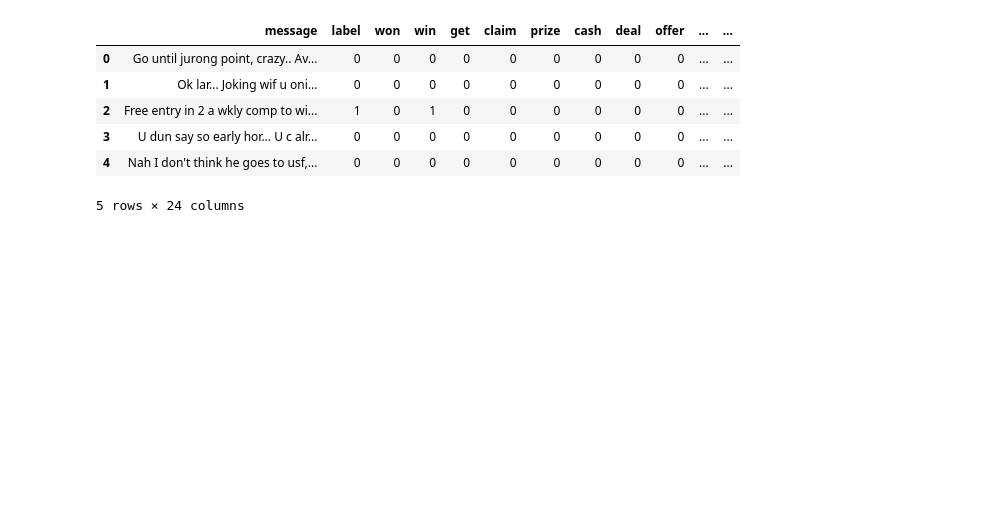
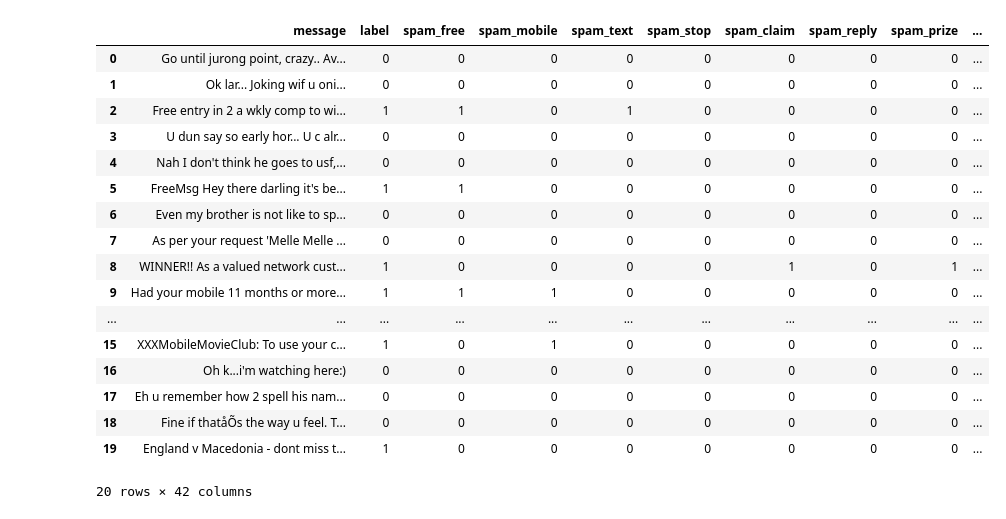
Before and after one commit to andr830g/EM-Spam-Classification, a Jupyter notebook: BagOfWord_Transformation.ipynb, the cells around one changed output. Drawn from its saved outputs; the diff is of its cells as text; code cells hidden in the pictures; blank space fills up the shorter version.

```diff
--- a/BagOfWord_Transformation.ipynb
+++ b/BagOfWord_Transformation.ipynb
@@ -74,29 +98,27 @@ plt.show()
 # %%
-# Separate spam and ham messages
-spam_words = [word for tokens in df[df['labels'] == 'spam']['tokens'] for word in tokens]
-ham_words = [word for tokens in df[df['labels'] == 'ham']['tokens'] for word in tokens]
+all_spam_words = [word for tokens in df[df['label'] == 1]['tokens'].apply(lambda token: token.split()) for word in tokens]
+all_ham_words = [word for tokens in df[df['label'] == 0]['tokens'].apply(lambda token: token.split()) for word in tokens]
+spam_freq = Counter(all_spam_words)
+ham_freq = Counter(all_ham_words)
+most_common_spam = [word for word, _ in spam_freq.most_common(20)]
+most_common_ham = [word for word, _ in ham_freq.most_common(20)]
+print(most_common_spam)
+print(most_common_ham)
 
-# Count word frequencies for spam and ham
-spam_freq = Counter(spam_words)
-ham_freq = Counter(ham_words)
+for word in most_common_spam:
+    df[f'spam_{word}'] = df['tokens'].apply(lambda tokens: 1 if word in tokens else 0)
+for word in most_common_ham:
+    df[f'ham_{word}'] = df['tokens'].apply(lambda tokens: 1 if word in tokens else 0)
 
-# Select the 20 most common words in spam and ham messages
-#most_common_spam = [word for word, _ in spam_freq.most_common(20)]
-#most_common_ham = [word for word, _ in ham_freq.most_common(20)]
-spam_words = ['won', 'win', 'get', 'claim', 'prize', 'cash', 'deal', 'offer', 'earn', 'collect',
-              'free', 'credit', 'dating', 'guaranteed',
-              'reply', 'call', 'text', 'click', 'fast', 'quickly', 'urgent', 'please']
 
-# Create binary columns for the most common spam and ham words
-#for word in most_common_spam:
-#    df[f'spam_{word}'] = df['tokens'].apply(lambda tokens: 1 if word in tokens else 0)
-#for word in most_common_ham:
-#    df[f'ham_{word}'] = df['tokens'].apply(lambda tokens: 1 if word in tokens else 0)
-for word in spam_words:
-    df[f'{word}'] = df['tokens'].apply(lambda tokens: 1 if word in tokens else 0)
+#words = ['won', 'win', 'get', 'claim', 'prize', 'cash', 'deal', 'offer', 'earn', 'collect', 'award',
+#              'free', 'credit', 'dating', 'guaranteed',
+#              'reply', 'call', 'text', 'click', 'fast', 'quickly', 'urgent', 'please']
+
+#for word in words:
+#    df[f'{word}'] = df['tokens'].apply(lambda token: 1 if re.match(word, token) else 0)
 
 df = df.drop(columns=['labels', 'tokens', 'Unnamed: 2', 'Unnamed: 3', 'Unnamed: 4'], axis=1)
 
-# Display the first few rows to verify the changes
 df.columns
 # %% [output]
@@ -121,12 +150,23 @@ df.describe()
 # %%
-df.head()
+df.head(20)
 # %% [output]
-|  | message | label | won | win | get | claim | prize | cash | deal | offer | ... | ... |
-| 0 | Go until jurong point, crazy.. Av... | 0 | 0 | 0 | 0 | 0 | 0 | 0 | 0 | 0 | ... | ... |
-| 1 | Ok lar... Joking wif u oni... | 0 | 0 | 0 | 0 | 0 | 0 | 0 | 0 | 0 | ... | ... |
-| 2 | Free entry in 2 a wkly comp to wi... | 1 | 0 | 1 | 0 | 0 | 0 | 0 | 0 | 0 | ... | ... |
-| 3 | U dun say so early hor... U c alr... | 0 | 0 | 0 | 0 | 0 | 0 | 0 | 0 | 0 | ... | ... |
-| 4 | Nah I don't think he goes to usf,... | 0 | 0 | 0 | 0 | 0 | 0 | 0 | 0 | 0 | ... | ... |
+|  | message | label | spam_free | spam_mobile | spam_text | spam_stop | spam_claim | spam_reply | spam_prize | ... |
+| 0 | Go until jurong point, crazy.. Av... | 0 | 0 | 0 | 0 | 0 | 0 | 0 | 0 | ... |
+| 1 | Ok lar... Joking wif u oni... | 0 | 0 | 0 | 0 | 0 | 0 | 0 | 0 | ... |
+| 2 | Free entry in 2 a wkly comp to wi... | 1 | 1 | 0 | 1 | 0 | 0 | 0 | 0 | ... |
+| 3 | U dun say so early hor... U c alr... | 0 | 0 | 0 | 0 | 0 | 0 | 0 | 0 | ... |
+| 4 | Nah I don't think he goes to usf,... | 0 | 0 | 0 | 0 | 0 | 0 | 0 | 0 | ... |
+| 5 | FreeMsg Hey there darling it's be... | 1 | 1 | 0 | 0 | 0 | 0 | 0 | 0 | ... |
+| 6 | Even my brother is not like to sp... | 0 | 0 | 0 | 0 | 0 | 0 | 0 | 0 | ... |
+| 7 | As per your request 'Melle Melle ... | 0 | 0 | 0 | 0 | 0 | 0 | 0 | 0 | ... |
+| 8 | WINNER!! As a valued network cust... | 1 | 0 | 0 | 0 | 0 | 1 | 0 | 1 | ... |
+| 9 | Had your mobile 11 months or more... | 1 | 1 | 1 | 0 | 0 | 0 | 0 | 0 | ... |
+| ... | ... | ... | ... | ... | ... | ... | ... | ... | ... | ... |
+| 15 | XXXMobileMovieClub: To use your c... | 1 | 0 | 1 | 0 | 0 | 0 | 0 | 0 | ... |
+| 16 | Oh k...i'm watching here:) | 0 | 0 | 0 | 0 | 0 | 0 | 0 | 0 | ... |
+| 17 | Eh u remember how 2 spell his nam... | 0 | 0 | 0 | 0 | 0 | 0 | 0 | 0 | ... |
+| 18 | Fine if thatåÕs the way u feel. T... | 0 | 0 | 0 | 0 | 0 | 0 | 0 | 0 | ... |
+| 19 | England v Macedonia - dont miss t... | 1 | 0 | 0 | 0 | 0 | 0 | 0 | 0 | ... |
-5 rows × 24 columns
+20 rows × 42 columns
 # %%
 df.to_csv('Spam_BagOfWord.csv', index=False)
```
Also changed, not shown: parts of 4 cells of this notebook.
